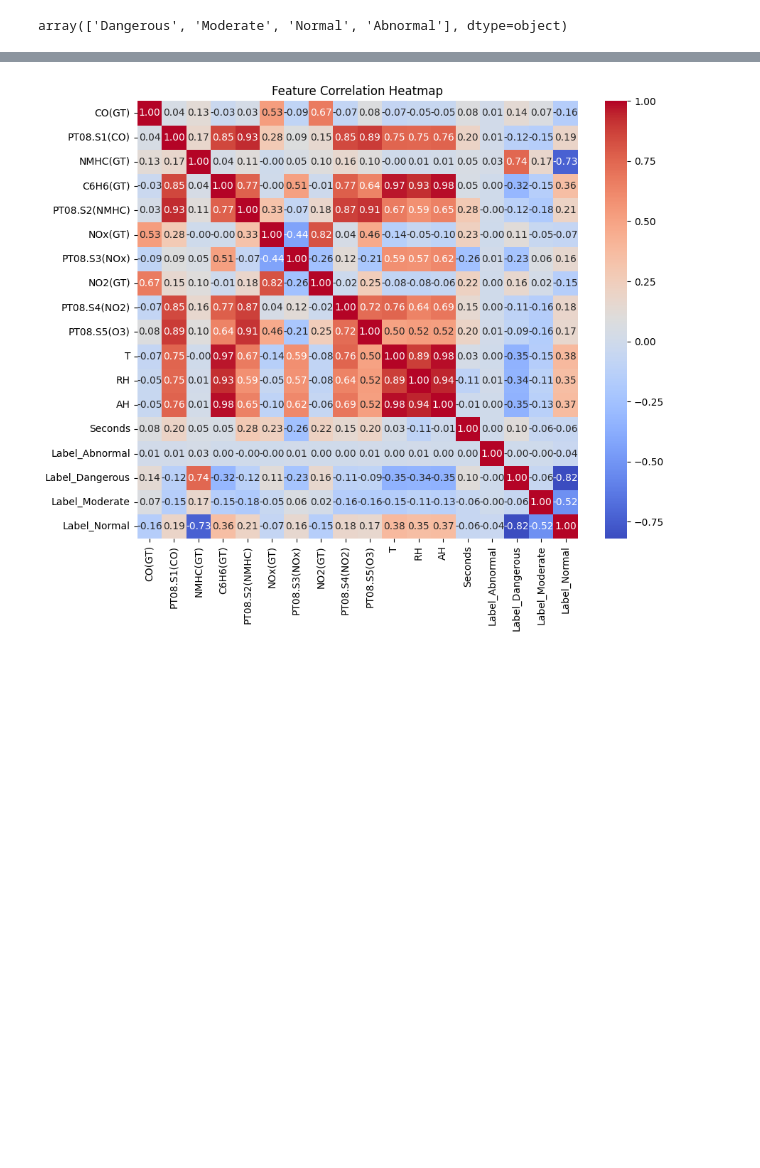
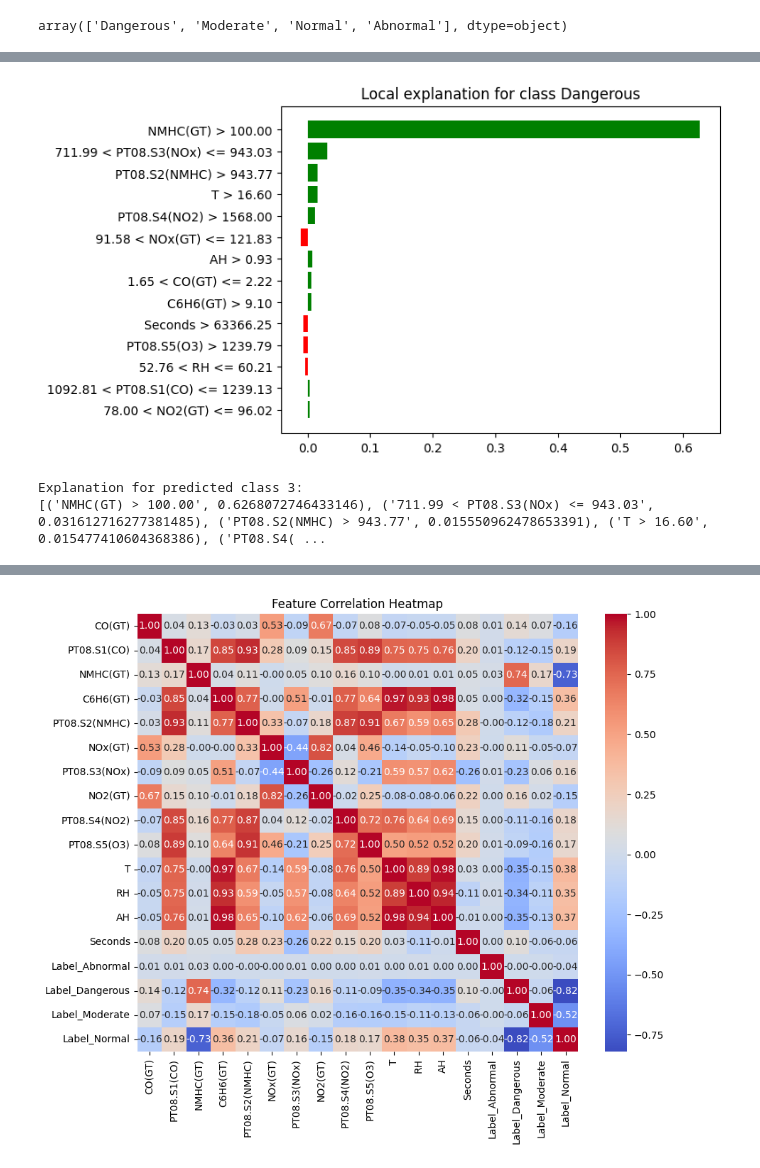
Before and after one commit to MohWasil/AFG-FTL-Group10, a Jupyter notebook: Air_pollution_quality_prediction.ipynb, the cells around one changed output, grey strips where cells are left out. Drawn from its saved outputs; the diff is of its cells as text; code cells hidden in the pictures; blank space fills up the shorter version.

```diff
--- a/Air_pollution_quality_prediction.ipynb
+++ b/Air_pollution_quality_prediction.ipynb
@@ -474,0 +768,40 @@ data
+# %%
+import lime
+from lime.lime_tabular import LimeTabularExplainer
+
+# Assuming rf_model is your trained model (e.g., RandomForestClassifier)
+# And X_train is your training dataset
+# Also, make sure X_test is your test dataset and y_test_labels contains the true labels
+
+# Initialize the LIME explainer
+explainer = LimeTabularExplainer(
+    training_data=X_train.values,  # X_train should be a Pandas DataFrame or a Numpy array
+    feature_names=X_train.columns,  # Feature names if DataFrame
+    class_names=['Normal', 'Dangerous', 'Moderate', 'Abnormal'],  # List of class labels
+    discretize_continuous=True  # Discretizes continuous features for LIME's simplicity
+)
+
+# Choose a sample from X_test to explain
+i = 1  # Choose an index in your test set to explain
+sample = X_test.iloc[i]  # Pick the instance to explain
+
+# Explain the prediction for this instance
+explanation = explainer.explain_instance(sample.values, model.predict_proba, num_features=14)
+
+# Show the explanation for the class predicted
+# explanation.show_in_notebook()  # This will show the explanation in a Jupyter notebook
+
+# If not using a Jupyter notebook, you can use matplotlib to plot the explanation:
+fig = explanation.as_pyplot_figure()
+plt.show()
+
+# one-hot encoded to integer labels
+y_test_labels = np.argmax(y_test, axis=1)
+
+# You can also print the explanation for individual classes
+print(f"Explanation for predicted class {y_test_labels[i]}: ")
+print(explanation.as_list())
+# %% [output]
+[figure, added]
+Explanation for predicted class 3:
+[('NMHC(GT) > 100.00', 0.6268072746433146), ('711.99 < PT08.S3(NOx) <= 943.03', 0.031612716277381485), ('PT08.S2(NMHC) > 943.77', 0.015550962478653391), ('T > 16.60', 0.015477410604368386), ('PT08.S4( ...
```
Also changed, not shown: parts of 13 cells of this notebook.
